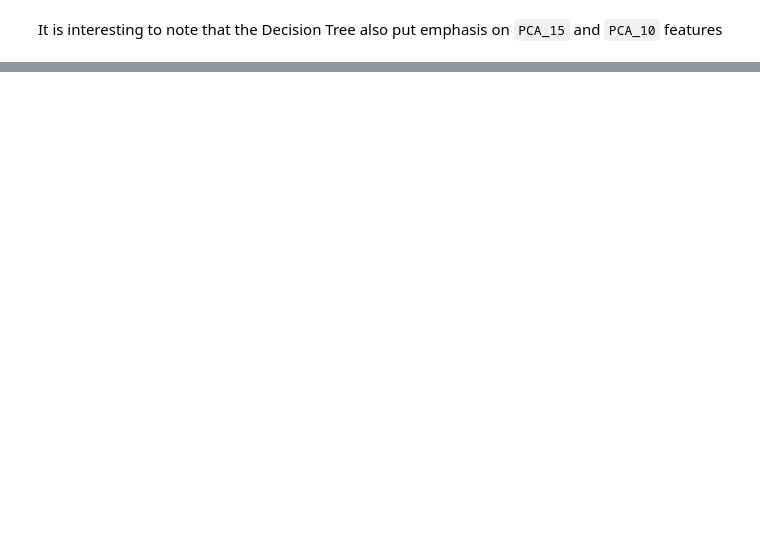
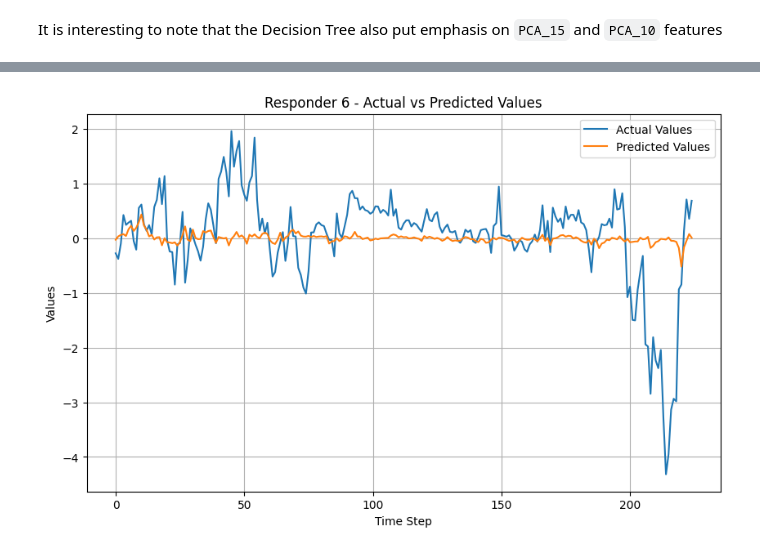
Before and after one commit to nkenny160/ecen-520-final-project, a Jupyter notebook: Jane_Street_Merge.ipynb, the cells around one changed output, grey strips where cells are left out. Cells and saved outputs as stored; diff of their text form; code cells hidden in the pictures; blank space fills up the shorter version.

```diff
--- a/Jane_Street_Merge.ipynb
+++ b/Jane_Street_Merge.ipynb
@@ -1103,0 +1140,5 @@ It is interesting to note that the Decision Tree also put emphasis on `PCA_15` a
+# %%
+responder_6_predictions = regressors['Linear Regression'].predict(sample_data)
+plot(responder_6_predictions)
+# %% [output]
+[figure, added]
```
Also changed, not shown: parts of 18 cells of this notebook.
